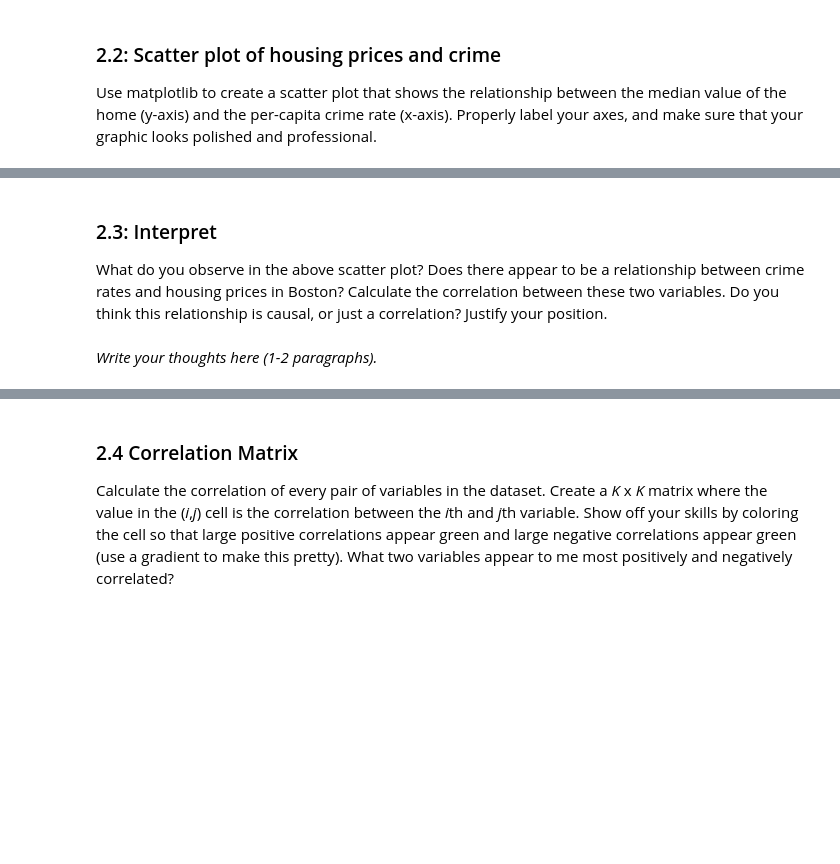
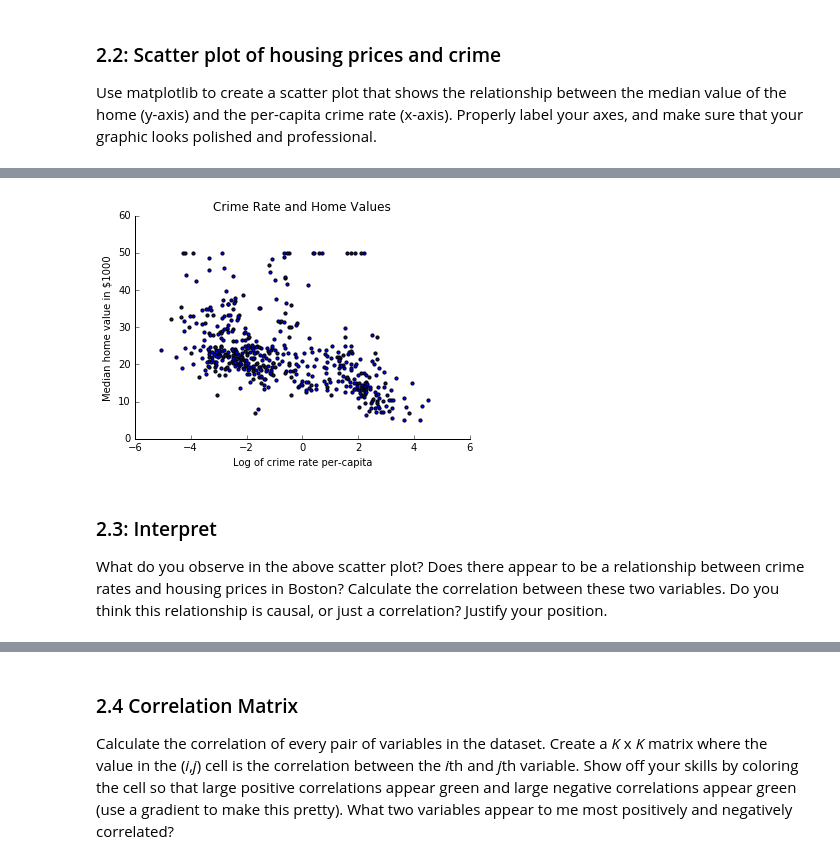
Before and after one commit to nadavash/school-vault, a Jupyter notebook: info371/ASHKENAZI_NADAV-PS1.ipynb, the cells around one changed output, grey strips where cells are left out. Cells and saved outputs as stored; diff of their text form; code cells hidden in the pictures; blank space fills up the shorter version.

```diff
--- a/info371/ASHKENAZI_NADAV-PS1.ipynb
+++ b/info371/ASHKENAZI_NADAV-PS1.ipynb
@@ -170,6 +286,15 @@ Use matplotlib to create a scatter plot that shows the relationship between the
+# %%
+scatt = plt.scatter(np.log(boston.CRIM), boston.MEDV, s=10)
+scatt.axes.set_title('Crime Rate and Home Values')
+scatt.axes.set_xlabel('Log of crime rate per-capita')
+scatt.axes.set_ylabel('Median home value in $1000')
+scatt.axes.spines['right'].set_visible(False)
+scatt.axes.spines['top'].set_visible(False)
+scatt.axes.yaxis.set_ticks_position('left')
+scatt.axes.xaxis.set_ticks_position('bottom')
+# %% [output]
+[figure, added]
 # %% [markdown]
 ### 2.3: Interpret
 
 What do you observe in the above scatter plot? Does there appear to be a relationship between crime rates and housing prices in Boston? Calculate the correlation between these two variables. Do you think this relationship is causal, or just a correlation? Justify your position.
-# %% [markdown]
-*Write your thoughts here (1-2 paragraphs).*
```
Also changed, not shown: parts of 25 cells of this notebook.
